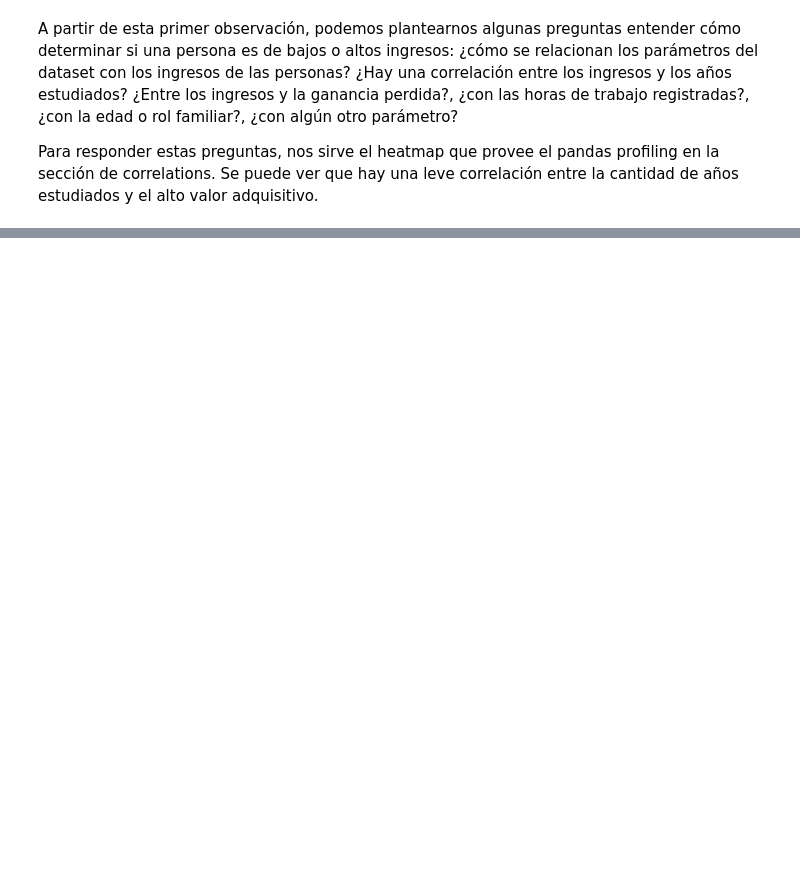
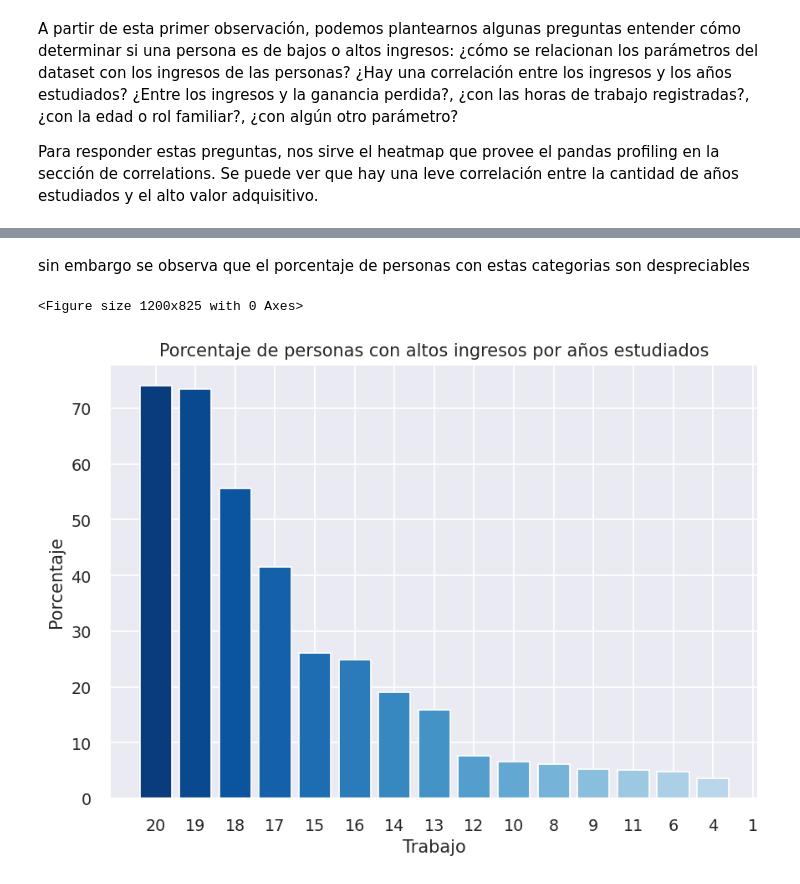
Before and after one commit to TomasArrachea/TP-Organizacion-de-Datos, a Jupyter notebook: informe.ipynb, the cells around one changed output, grey strips where cells are left out. Cells and saved outputs as stored; diff of their text form; code cells hidden in the pictures; blank space fills up the shorter version.

Commit message:
Agrego algunos graficos de barra, pero habria que definir si sirven o no esta bien el enfoque

```diff
--- a/informe.ipynb
+++ b/informe.ipynb
@@ -34,0 +91,20 @@ Para responder estas preguntas, nos sirve el heatmap que provee el pandas profil
+# %% [markdown]
+sin embargo se observa que el porcentaje de personas con estas categorias son despreciables
+# %%
+plt.figure(dpi=150)
+
+df_total = df
+df_filtrado = df[df['tiene_alto_valor_adquisitivo'] == 1]
+
+df_r = (df_filtrado['anios_estudiados'].value_counts() / df_total['anios_estudiados'].value_counts()).sort_values(ascending=False)
+
+plt.figure(dpi=(125))
+
+plt.bar(df_r.index.map(str), df_r.values*100, color =sns.color_palette('Blues_r', 20))
+plt.ylabel("Porcentaje")
+plt.xlabel("Trabajo")
+plt.title("Porcentaje de personas con altos ingresos por años estudiados")
+plt.show()
+# %% [output]
+<Figure size 1200x825 with 0 Axes>
+[figure, added]
```
Also changed, not shown: parts of 8 cells of this notebook, 1 other file.
